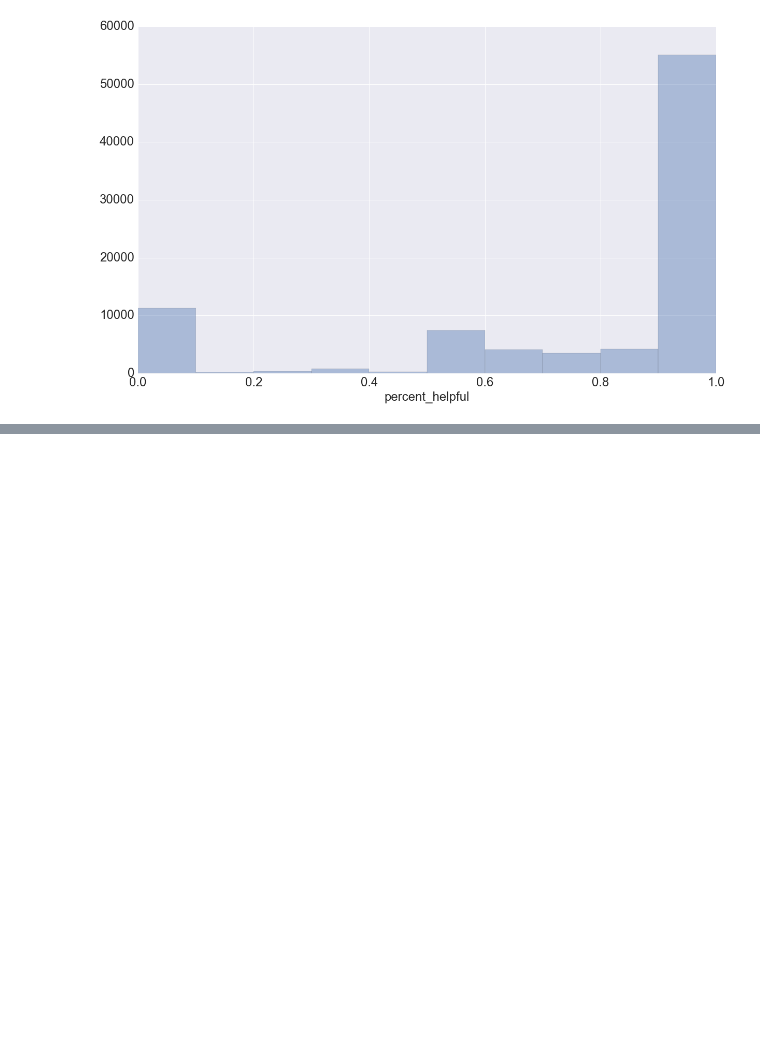
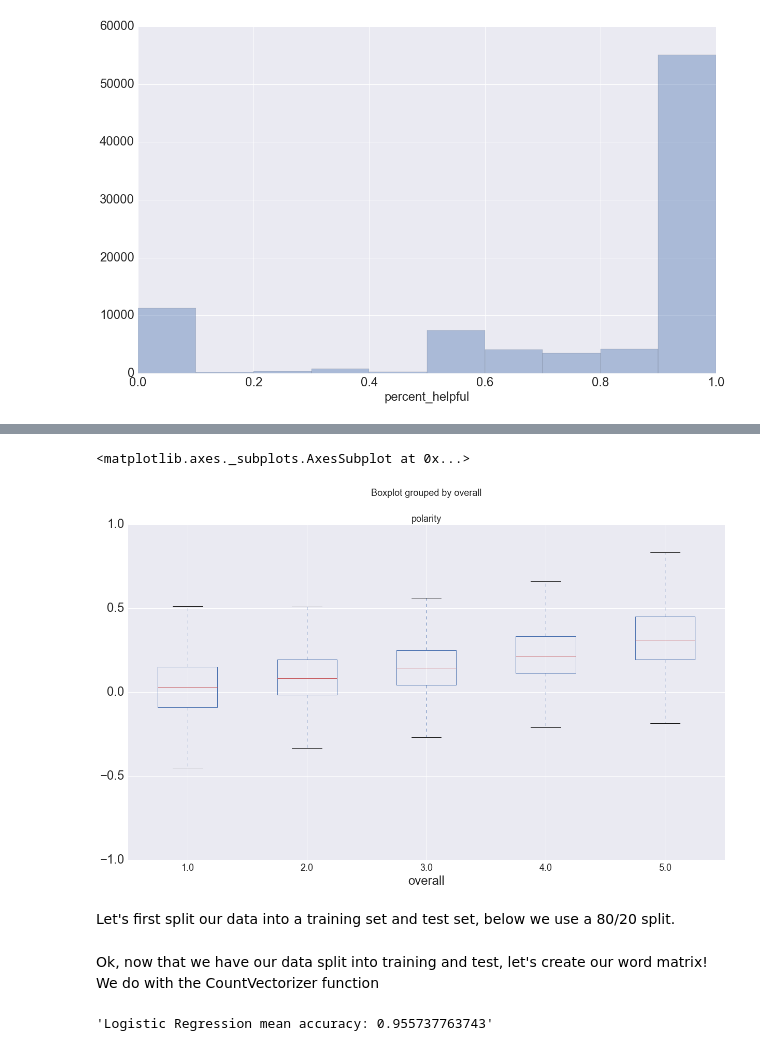
Before and after one commit to aterrel/pydata101, a Jupyter notebook: AndyNotes.ipynb, the cells around one changed output, grey strips where cells are left out. Drawn from its saved outputs; the diff is of its cells as text; code cells hidden in the pictures; blank space fills up the shorter version.

```diff
--- a/AndyNotes.ipynb
+++ b/AndyNotes.ipynb
@@ -195,0 +241,5 @@ sns.distplot(ph, kde=False, bins=10)
+# %%
+df_reviews.boxplot('polarity', 'overall')
+# %% [output]
+<matplotlib.axes._subplots.AxesSubplot at 0x...>
+[figure, added]
@@ -195,0 +254,2 @@ sns.distplot(ph, kde=False, bins=10)
+# %% [markdown]
+Let's first split our data into a training set and test set, below we use a 80/20 split.
@@ -195,0 +259,2 @@ sns.distplot(ph, kde=False, bins=10)
+# %% [markdown]
+Ok, now that we have our data split into training and test, let's create our word matrix!  We do with the CountVectorizer function
@@ -195,0 +275,5 @@ sns.distplot(ph, kde=False, bins=10)
+# %%
+lg_score = lg.score(X_test, df_test.review_helpful)
+"Logistic Regression mean accuracy: " + str(lg_score)
+# %% [output]
+'Logistic Regression mean accuracy: 0.955737763743'
```
Also changed, not shown: parts of 32 cells of this notebook, 4 other files.
